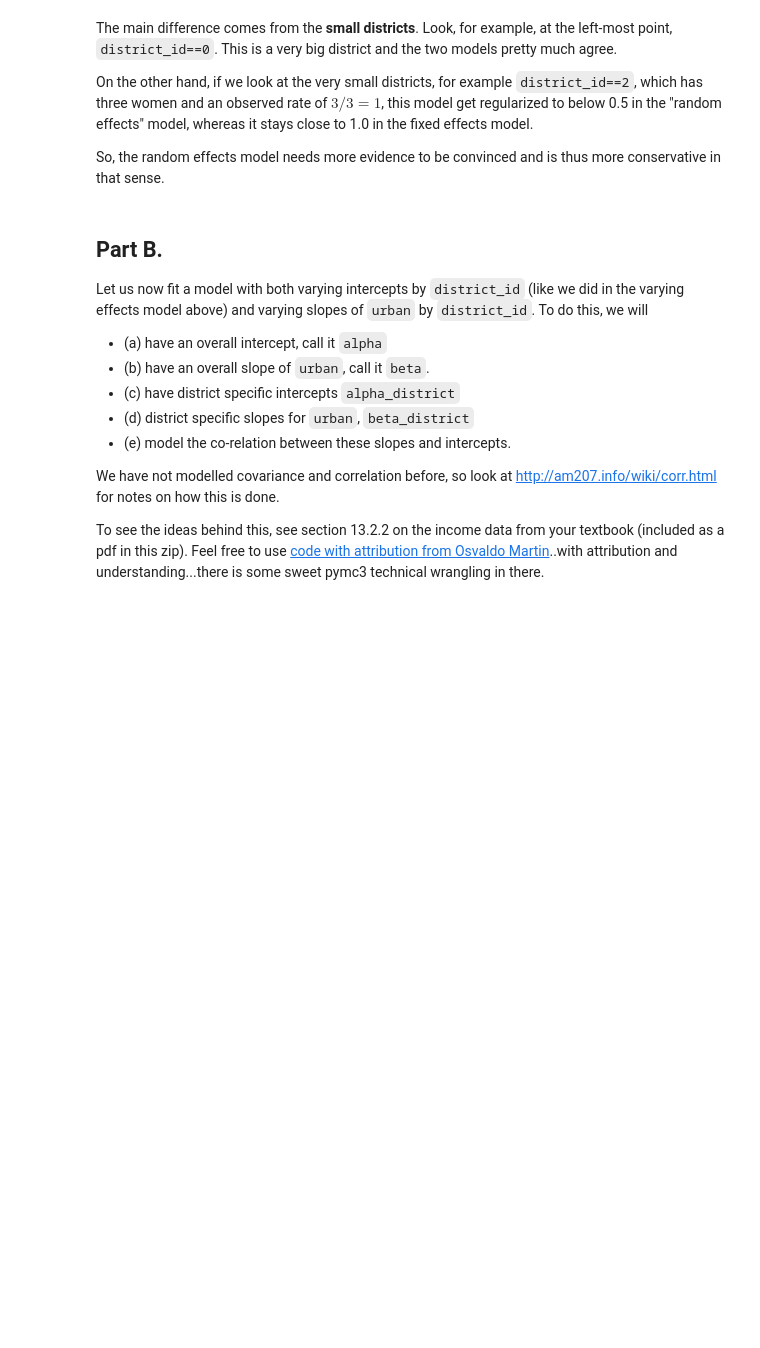
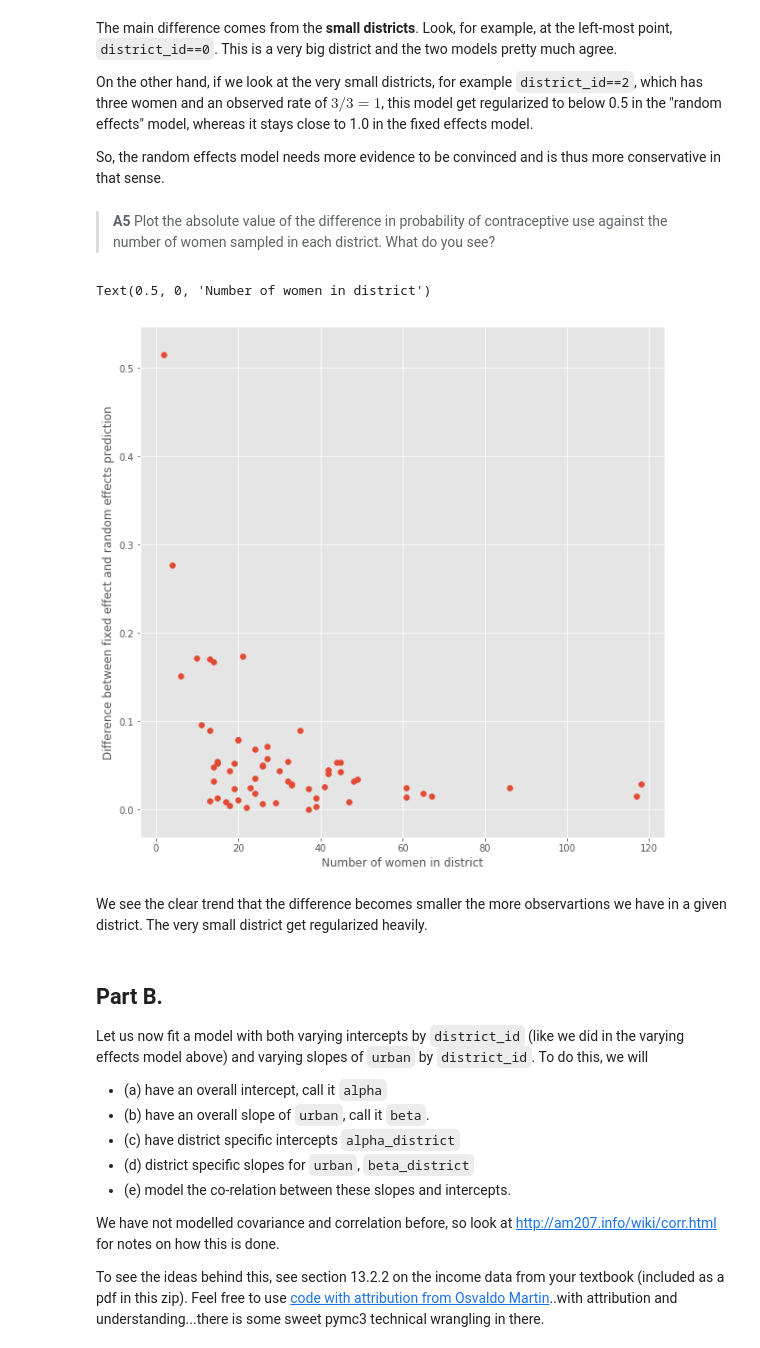
Before and after one commit to NOllAl/AM207HW, a Jupyter notebook: am207_final_2018fall/2018fall_final.ipynb, the cells around one changed output. Drawn from its saved outputs; the diff is of its cells as text; code cells hidden in the pictures; blank space fills up the shorter version.

```diff
--- a/am207_final_2018fall/2018fall_final.ipynb
+++ b/am207_final_2018fall/2018fall_final.ipynb
@@ -207,6 +207,22 @@ The main difference comes from the **small districts**. Look, for example, at th
 On the other hand, if we look at the very small districts, for example `district_id==2`, which has three women and an observed rate of $3/3=1$, this model get regularized to below 0.5 in the "random effects" model, whereas it stays close to 1.0 in the fixed effects model.
 
 So, the random effects model needs more evidence to be convinced and is thus more conservative in that sense.
+# %% [markdown]
+> **A5** Plot the absolute value of the difference in probability of contraceptive use against the number of women sampled in each district. What do you see?
+# %%
+ys_fx = scipy.special.expit(trace_fx['alpha_district']).mean(axis=0)
+ys_rx = scipy.special.expit(trace_rx['alpha'] + trace_rx['intercept'].reshape(-1, 1)).mean(axis=0)
+diff = np.abs(ys_fx - ys_rx)
+
+fig, ax = plt.subplots()
+ax.scatter(district_counts, diff)
+ax.set_ylabel("Difference between fixed effect and random effects prediction")
+ax.set_xlabel("Number of women in district")
+# %% [output]
+Text(0.5, 0, 'Number of women in district')
+[figure, added]
+# %% [markdown]
+We see the clear trend that the difference becomes smaller the more observartions we have in a given district. The very small district get regularized heavily.
 # %% [markdown]
 ## Part B.
 
```
